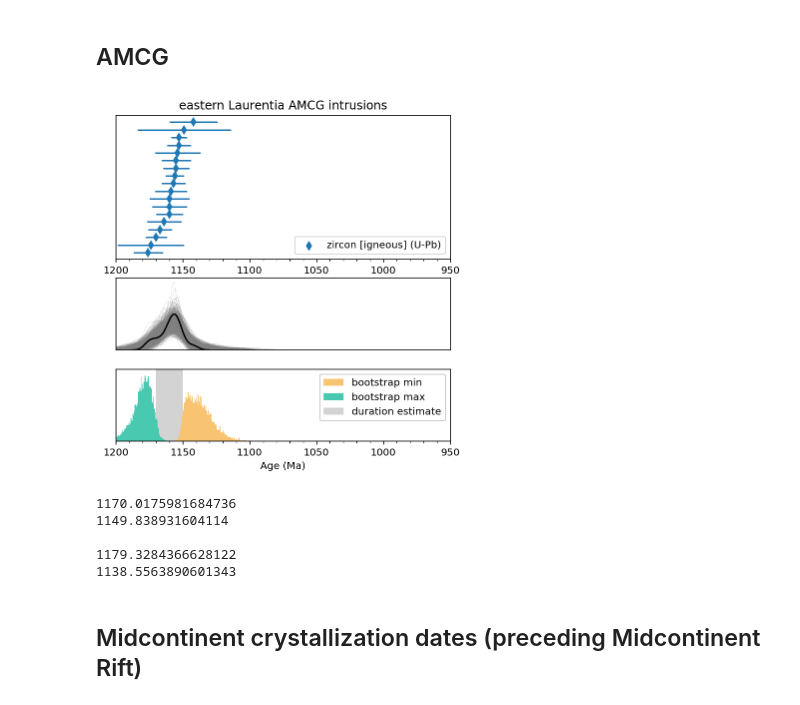
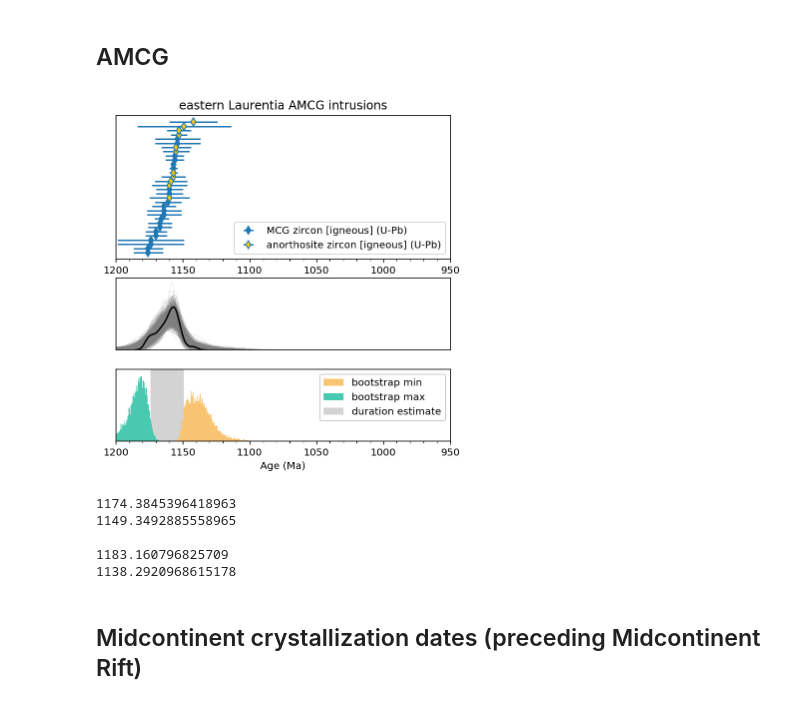
Before and after one commit to Swanson-Hysell/Mesoproterozoic_Turning_Point, a Jupyter notebook: code/Mesoprot_geochron.ipynb, the cells around one changed output. Cells and saved outputs as stored; diff of their text form; code cells hidden in the pictures.

Commit message:
add additional annotations to geochron figure

```diff
--- a/code/Mesoprot_geochron.ipynb
+++ b/code/Mesoprot_geochron.ipynb
@@ -89,10 +89,12 @@ bootstrap_number = 10000
 # %% [markdown]
 ## AMCG
 # %%
-AMCG_dates = dates[dates.Geological_Info == 'AMCG']
+AMCG_dates = dates[(dates.Geological_Info == 'AMCG') | (dates.Geological_Info == 'AMCG-A')]
 AMCG_dates = AMCG_dates[AMCG_dates.Age_Interpretation == 'Igneous']
 AMCG_dates = AMCG_dates.sort_values('Age',ascending=False)
 AMCG_dates.reset_index(inplace=True)
+
+AMCG_anorthosite = AMCG_dates[(AMCG_dates.Geological_Info == 'AMCG-A')]
 # %%
 fig = plt.figure(figsize=(6,6))
 spec = gridspec.GridSpec(ncols=1, nrows=3,
@@ -104,39 +106,44 @@ ax0.title.set_text('eastern Laurentia AMCG intrusions')
 plt.errorbar(AMCG_dates.Age,
              AMCG_dates.index,
              xerr=AMCG_dates.Error_Plus,
-             fmt='d',color='C0',label='zircon crystallization')
+             fmt='d',color='C0',label='MCG zircon [igneous] (U-Pb)')
+
+plt.errorbar(AMCG_anorthosite.Age,
+             AMCG_anorthosite.index,
+             xerr=AMCG_anorthosite.Error_Plus,
+             fmt='d',markeredgecolor='C0',markerfacecolor='#FFCD00',label='anorthosite zircon [igneous] (U-Pb)')
 
 ax0.set_yticks([])
 
-plt.legend(handles=[zircon_marker],loc=4)
+plt.legend(loc=4)
 plt.xlim(1200,950)
 plt.gca().xaxis.set_minor_locator(tck.AutoMinorLocator())
 
 ax1 = fig.add_subplot(spec[1])
 
 boot_maxs,boot_mins,AMCG_max,AMCG_min = bootstrap_calc_plot(AMCG_dates,bootstrap_n=bootstrap_number)
 AMCG_max_median = np.median(boot_maxs)
 AMCG_min_median = np.median(boot_mins)
 
 plt.xlim(1200,950)
 ax1.set_xticks([])
 ax1.set_yticks([])
 ax1.set_ylabel('')
 ax1.set_xlabel('')
 
 ax2 = fig.add_subplot(spec[2])
 plot_bootstrap_hist(boot_maxs,boot_mins,AMCG_max,AMCG_min)
 
 plt.legend(framealpha=1)
 plt.xlim(1200,950)
 plt.gca().xaxis.set_minor_locator(tck.AutoMinorLocator())
 ax2.set_yticks([])
 plt.xlabel('Age (Ma)')
 
 plt.savefig('geochron_AMCG.png',dpi=300,bbox_inches='tight',pad_inches = 0.1)
 plt.show()
 # %% [output]
-[figure, old version]
+[figure, new version]
 # %%
 print(AMCG_max)
 print(AMCG_min)
@@ -144,11 +151,11 @@ print('')
 print(AMCG_max_median)
 print(AMCG_min_median)
 # %% [output]
-1170.0175981684736
-1149.838931604114
+1174.3845396418963
+1149.3492885558965
 
-1179.3284366628122
-1138.5563890601343
+1183.160796825709
+1138.2920968615178
 # %% [markdown]
 ## Midcontinent crystallization dates (preceding Midcontinent Rift)
 # %%
```
Also changed, not shown: parts of 11 cells of this notebook, 1 other file.
